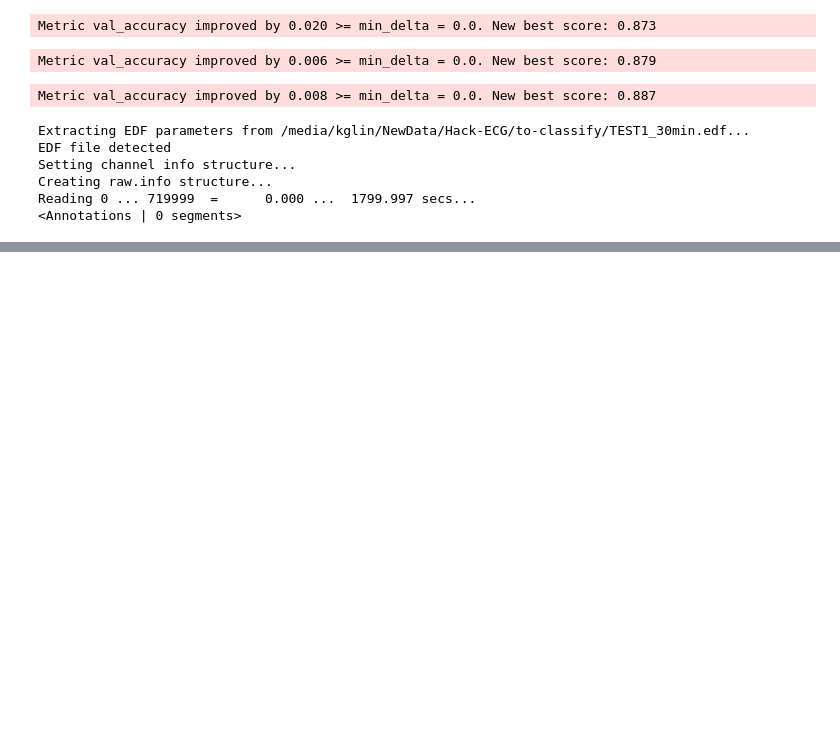
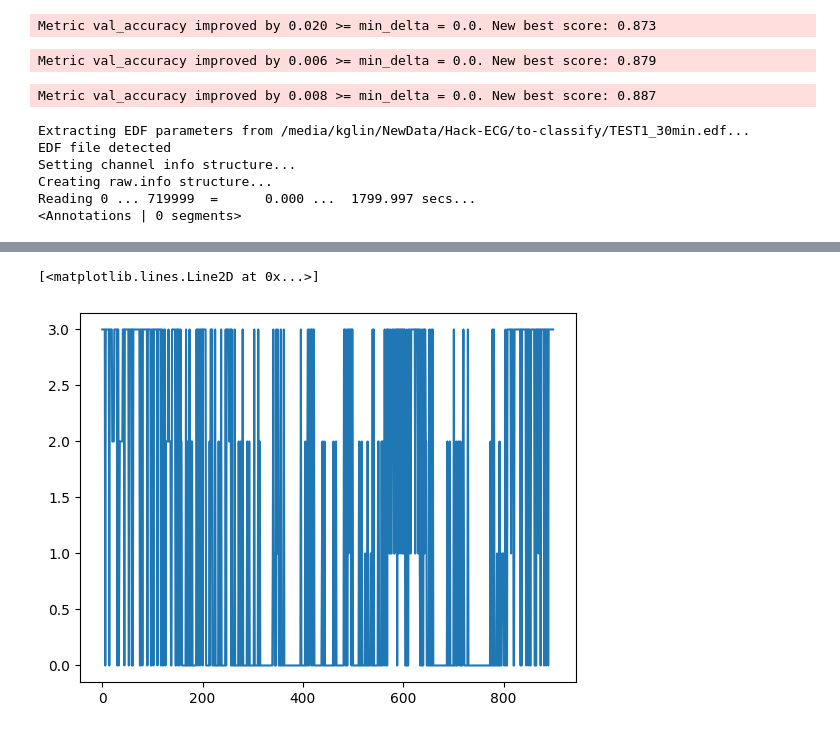
Before and after one commit to kglnsk/Hack-ECoG, a Jupyter notebook: 2D-CNN.ipynb, the cells around one changed output, grey strips where cells are left out. Drawn from its saved outputs; the diff is of its cells as text; code cells hidden in the pictures; blank space fills up the shorter version.

```diff
--- a/2D-CNN.ipynb
+++ b/2D-CNN.ipynb
@@ -556,3 +556,22 @@ Setting channel info structure...
 Creating raw.info structure...
 Reading 0 ... 719999  =      0.000 ...  1799.997 secs...
 <Annotations | 0 segments>
+# %%
+# Scale data to [0, 1]
+global_min = transformed_data_inference.min()
+global_max = transformed_data_inference.max()
+transformed_data = (transformed_data_inference - global_min) / (global_max - global_min)
+
+# Define ImageNet normalization values
+imagenet_mean = np.array([0.485, 0.456, 0.406])
+imagenet_std = np.array([0.229, 0.224, 0.225])
+
+# Since our data has 3 channels, we can apply the normalization per channel
+# Note: The mean and std are broadcasted to match the data shape
+transformed_data_normalized = (transformed_data - imagenet_mean[:, None, None]) / imagenet_std[:, None, None]
+# %%
+transform = transforms.Resize((128, 128))
+inference_dataset = TransformedEEGDataset(transformed_data_normalized,[0]*len(transformed_data_normalized), transform=transform)
+
+    # Step 3: Create the DataLoader
+inference_loader = DataLoader(inference_dataset, batch_size=32, shuffle=False, num_workers=4)
@@ -558,0 +598,7 @@ Reading 0 ... 719999  =      0.000 ...  1799.997 secs...
+# %%
+ys = []
+with torch.no_grad():
+    for i in range(transformed_data_normalized.shape[0]):
+        ys.append(model(inference_dataset[i][0].unsqueeze(0)))
+# %%
+y_max = np.argmax(ys,axis = -1).flatten()
@@ -558,0 +623,5 @@ Reading 0 ... 719999  =      0.000 ...  1799.997 secs...
+# %%
+plt.plot(y_max)
+# %% [output]
+[<matplotlib.lines.Line2D at 0x...>]
+[figure, added]
```
Also changed, not shown: parts of 2 cells of this notebook.
